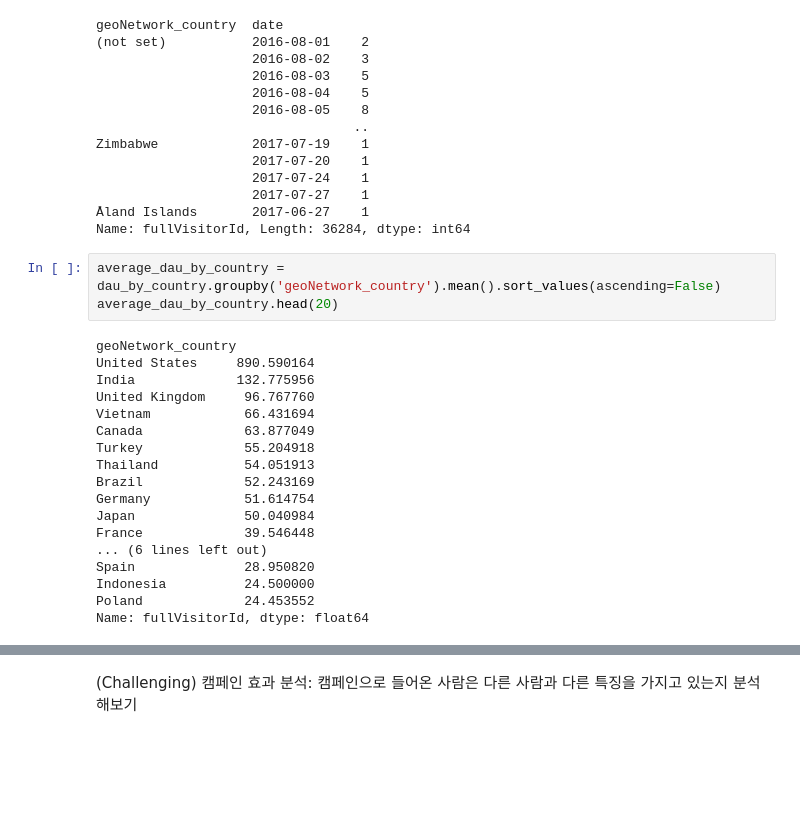
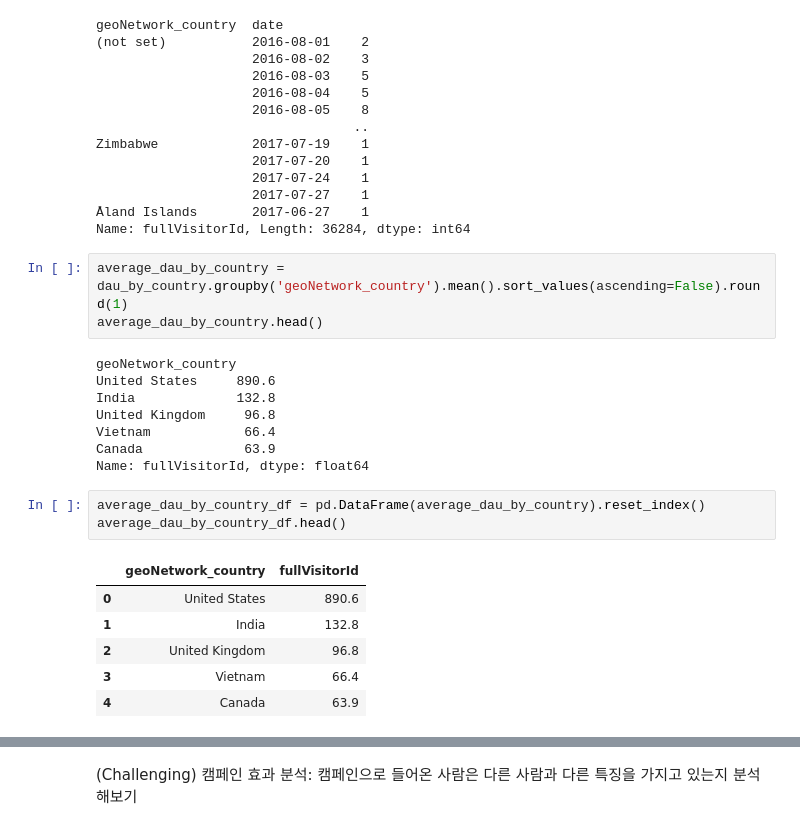
Before and after one commit to DIB-PP/-, a Jupyter notebook: data_Check.ipynb, the cells around one changed output, grey strips where cells are left out. Drawn from its saved outputs; the diff is of its cells as text; blank space fills up the shorter version.

```diff
--- a/data_Check.ipynb
+++ b/data_Check.ipynb
@@ -479,23 +481,23 @@ Zimbabwe            2017-07-19    1
 Åland Islands       2017-06-27    1
 Name: fullVisitorId, Length: 36284, dtype: int64
 # %%
-average_dau_by_country = dau_by_country.groupby('geoNetwork_country').mean().sort_values(ascending=False)
-average_dau_by_country.head(20)
+average_dau_by_country = dau_by_country.groupby('geoNetwork_country').mean().sort_values(ascending=False).round(1)
+average_dau_by_country.head()
 # %% [output]
 geoNetwork_country
-United States     890.590164
-India             132.775956
-United Kingdom     96.767760
-Vietnam            66.431694
-Canada             63.877049
-Turkey             55.204918
-Thailand           54.051913
-Brazil             52.243169
-Germany            51.614754
-Japan              50.040984
-France             39.546448
-... (6 lines left out)
-Spain              28.950820
-Indonesia          24.500000
-Poland             24.453552
+United States     890.6
+India             132.8
+United Kingdom     96.8
+Vietnam            66.4
+Canada             63.9
 Name: fullVisitorId, dtype: float64
+# %%
+average_dau_by_country_df = pd.DataFrame(average_dau_by_country).reset_index()
+average_dau_by_country_df.head()
+# %% [output]
+|  | geoNetwork_country | fullVisitorId |
+| 0 | United States | 890.6 |
+| 1 | India | 132.8 |
+| 2 | United Kingdom | 96.8 |
+| 3 | Vietnam | 66.4 |
+| 4 | Canada | 63.9 |
```
Also changed, not shown: parts of 5 cells of this notebook.
